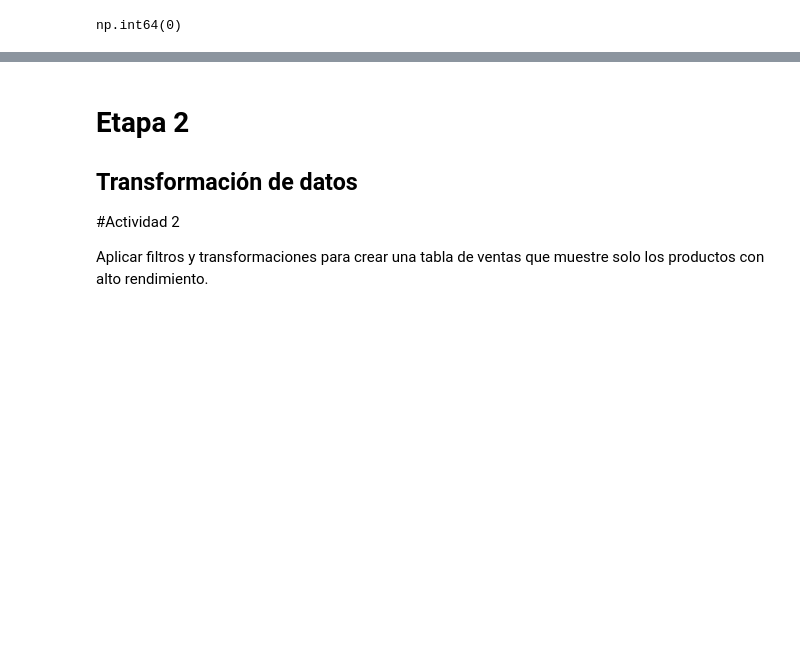
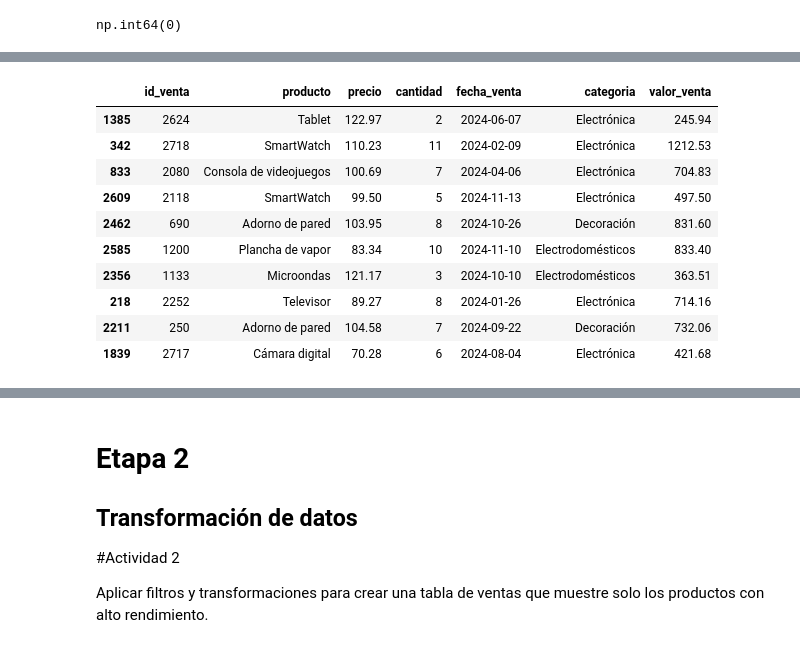
Before and after one commit to VASUDEVAKAMASWAMI/TT-2C2025-Data-Analitycs-Notebooks, a Jupyter notebook: Copia_de_pre_entrega.ipynb, the cells around one changed output, grey strips where cells are left out. Saved outputs shown, nothing was run; the diff lists cells and outputs as text; code cells hidden in the pictures; blank space fills up the shorter version.

```diff
--- a/Copia_de_pre_entrega.ipynb
+++ b/Copia_de_pre_entrega.ipynb
@@ -418 +371,15 @@ memory usage: 164.1+ KB
+# %%
+df_ventas.sample(10)
+# %% [output]
+|  | id_venta | producto | precio | cantidad | fecha_venta | categoria | valor_venta |
+| 1385 | 2624 | Tablet | 122.97 | 2 | 2024-06-07 | Electrónica | 245.94 |
+| 342 | 2718 | SmartWatch | 110.23 | 11 | 2024-02-09 | Electrónica | 1212.53 |
+| 833 | 2080 | Consola de videojuegos | 100.69 | 7 | 2024-04-06 | Electrónica | 704.83 |
+| 2609 | 2118 | SmartWatch | 99.50 | 5 | 2024-11-13 | Electrónica | 497.50 |
+| 2462 | 690 | Adorno de pared | 103.95 | 8 | 2024-10-26 | Decoración | 831.60 |
+| 2585 | 1200 | Plancha de vapor | 83.34 | 10 | 2024-11-10 | Electrodomésticos | 833.40 |
+| 2356 | 1133 | Microondas | 121.17 | 3 | 2024-10-10 | Electrodomésticos | 363.51 |
+| 218 | 2252 | Televisor | 89.27 | 8 | 2024-01-26 | Electrónica | 714.16 |
+| 2211 | 250 | Adorno de pared | 104.58 | 7 | 2024-09-22 | Decoración | 732.06 |
+| 1839 | 2717 | Cámara digital | 70.28 | 6 | 2024-08-04 | Electrónica | 421.68 |
 # %%
```
Also changed, not shown: parts of 56 cells of this notebook.
